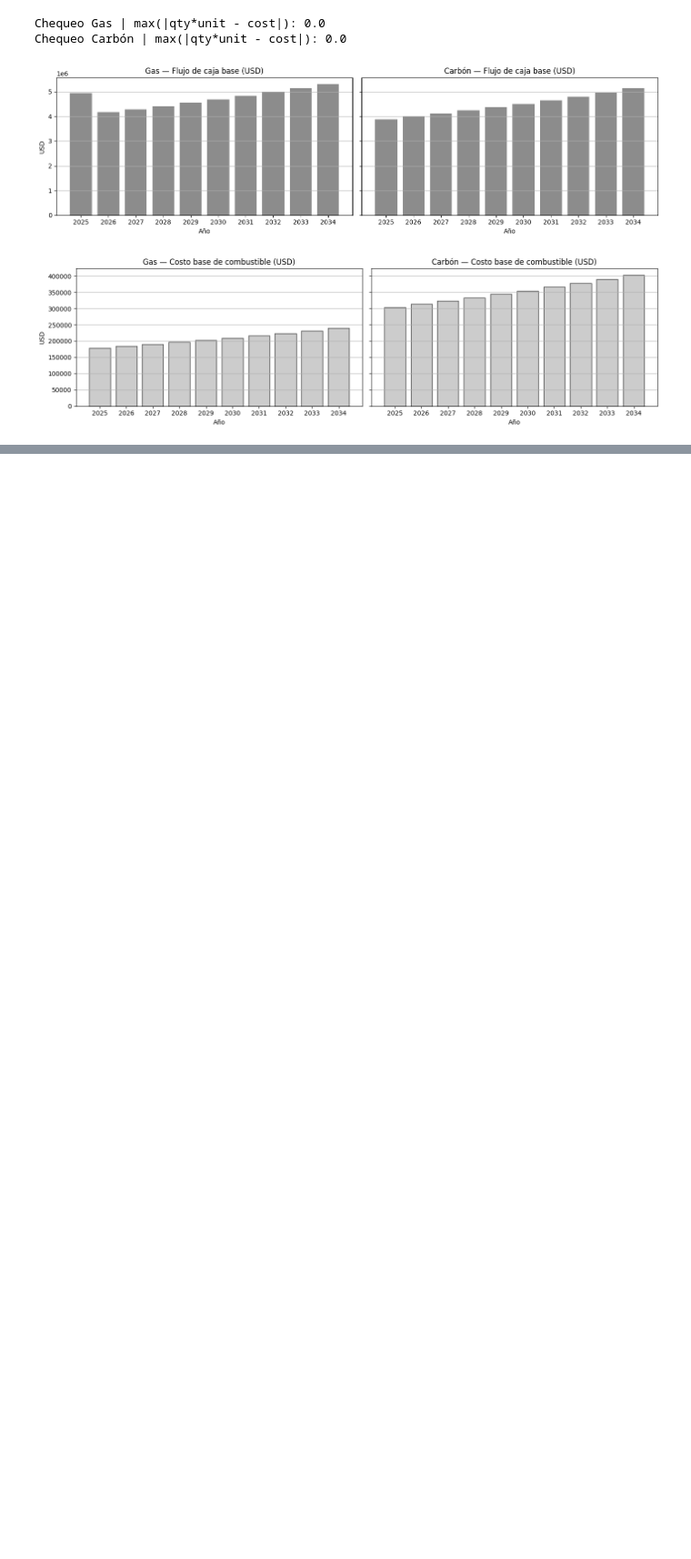
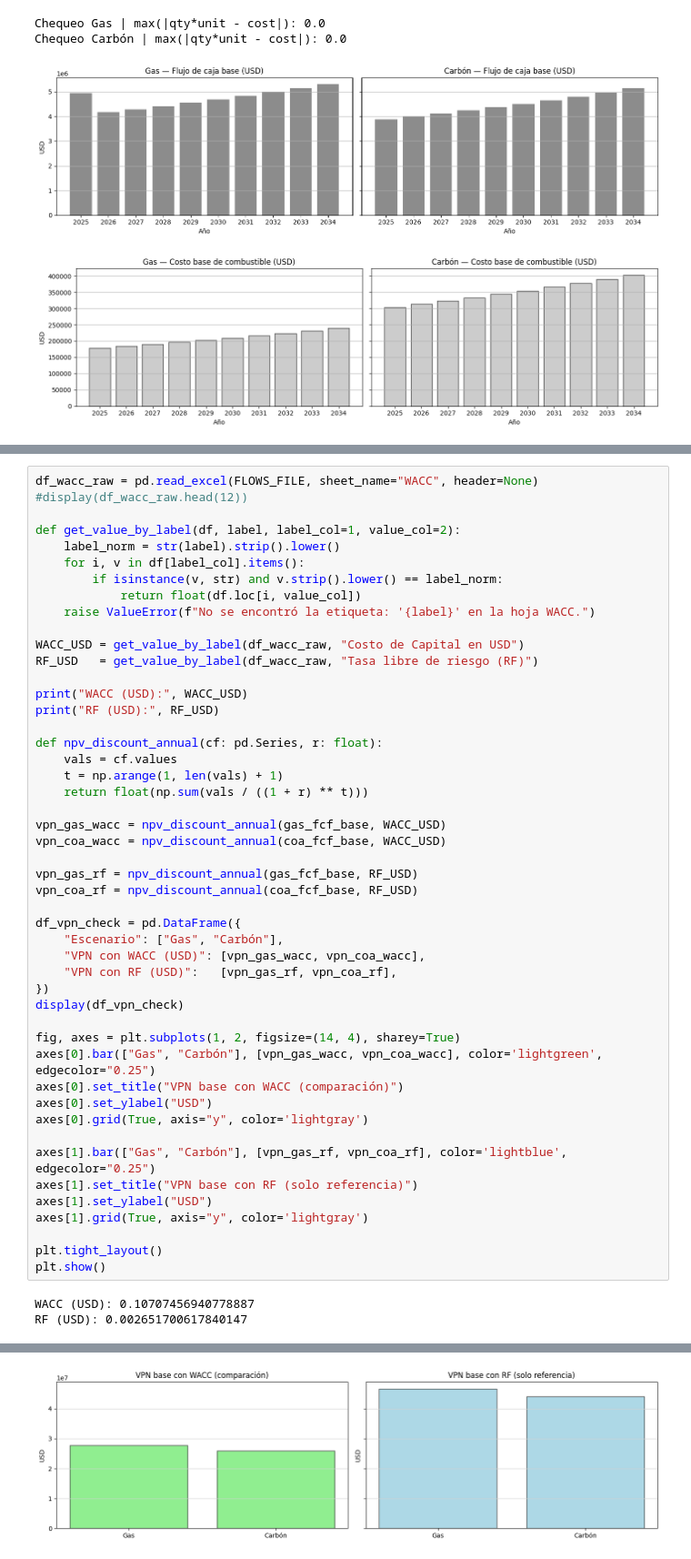
Before and after one commit to prometricas/Yonny_Markov, a Jupyter notebook: Yonny_finance.ipynb, the cells around one changed output, grey strips where cells are left out. Shown at 91% size. Saved outputs shown, nothing was run; the diff lists cells and outputs as text; blank space fills up the shorter version.

```diff
--- a/Yonny_finance.ipynb
+++ b/Yonny_finance.ipynb
@@ -928,0 +937,51 @@ Chequeo Carbón | max(|qty*unit - cost|): 0.0
+# %%
+df_wacc_raw = pd.read_excel(FLOWS_FILE, sheet_name="WACC", header=None)
+#display(df_wacc_raw.head(12))
+
+def get_value_by_label(df, label, label_col=1, value_col=2):
+    label_norm = str(label).strip().lower()
+    for i, v in df[label_col].items():
+        if isinstance(v, str) and v.strip().lower() == label_norm:
+            return float(df.loc[i, value_col])
+    raise ValueError(f"No se encontró la etiqueta: '{label}' en la hoja WACC.")
+
+WACC_USD = get_value_by_label(df_wacc_raw, "Costo de Capital en USD")
+RF_USD   = get_value_by_label(df_wacc_raw, "Tasa libre de riesgo (RF)")
+
+print("WACC (USD):", WACC_USD)
+print("RF (USD):", RF_USD)
+
+def npv_discount_annual(cf: pd.Series, r: float):
+    vals = cf.values
+    t = np.arange(1, len(vals) + 1)
+    return float(np.sum(vals / ((1 + r) ** t)))
+
+vpn_gas_wacc = npv_discount_annual(gas_fcf_base, WACC_USD)
+vpn_coa_wacc = npv_discount_annual(coa_fcf_base, WACC_USD)
+
+vpn_gas_rf = npv_discount_annual(gas_fcf_base, RF_USD)
+vpn_coa_rf = npv_discount_annual(coa_fcf_base, RF_USD)
+
+df_vpn_check = pd.DataFrame({
+    "Escenario": ["Gas", "Carbón"],
+    "VPN con WACC (USD)": [vpn_gas_wacc, vpn_coa_wacc],
+    "VPN con RF (USD)":   [vpn_gas_rf, vpn_coa_rf],
+})
+display(df_vpn_check)
+
+fig, axes = plt.subplots(1, 2, figsize=(14, 4), sharey=True)
+axes[0].bar(["Gas", "Carbón"], [vpn_gas_wacc, vpn_coa_wacc], color='lightgreen', edgecolor="0.25")
+axes[0].set_title("VPN base con WACC (comparación)")
+axes[0].set_ylabel("USD")
+axes[0].grid(True, axis="y", color='lightgray')
+
+axes[1].bar(["Gas", "Carbón"], [vpn_gas_rf, vpn_coa_rf], color='lightblue', edgecolor="0.25")
+axes[1].set_title("VPN base con RF (solo referencia)")
+axes[1].set_ylabel("USD")
+axes[1].grid(True, axis="y", color='lightgray')
+
+plt.tight_layout()
+plt.show()
+# %% [output]
+WACC (USD): 0.10707456940778887
+RF (USD): 0.002651700617840147
@@ -928,0 +991 @@ Chequeo Carbón | max(|qty*unit - cost|): 0.0
+[figure, added]
```
Also changed, not shown: parts of 7 cells of this notebook.
